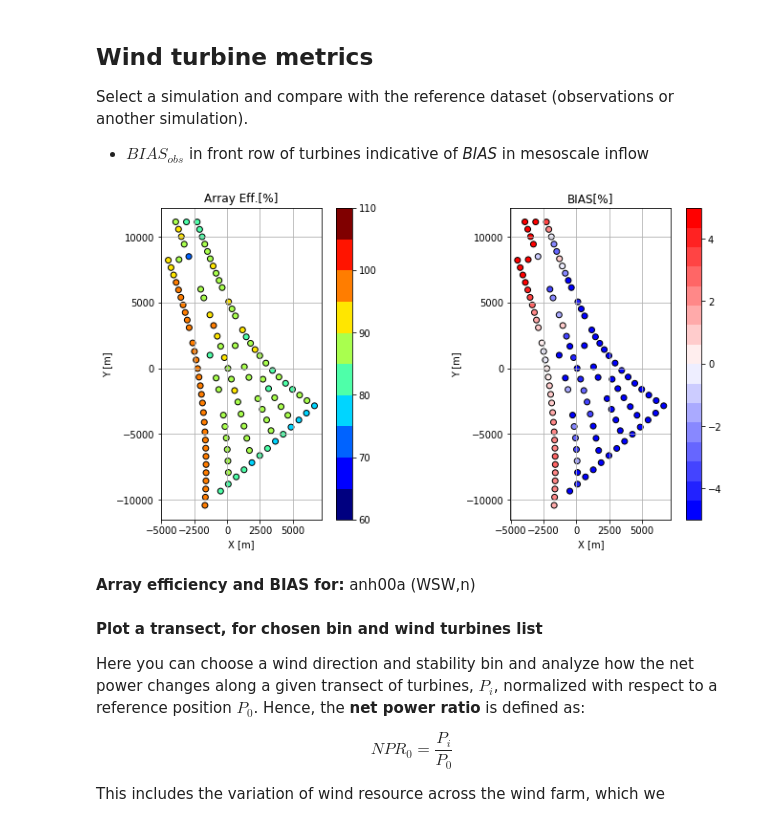
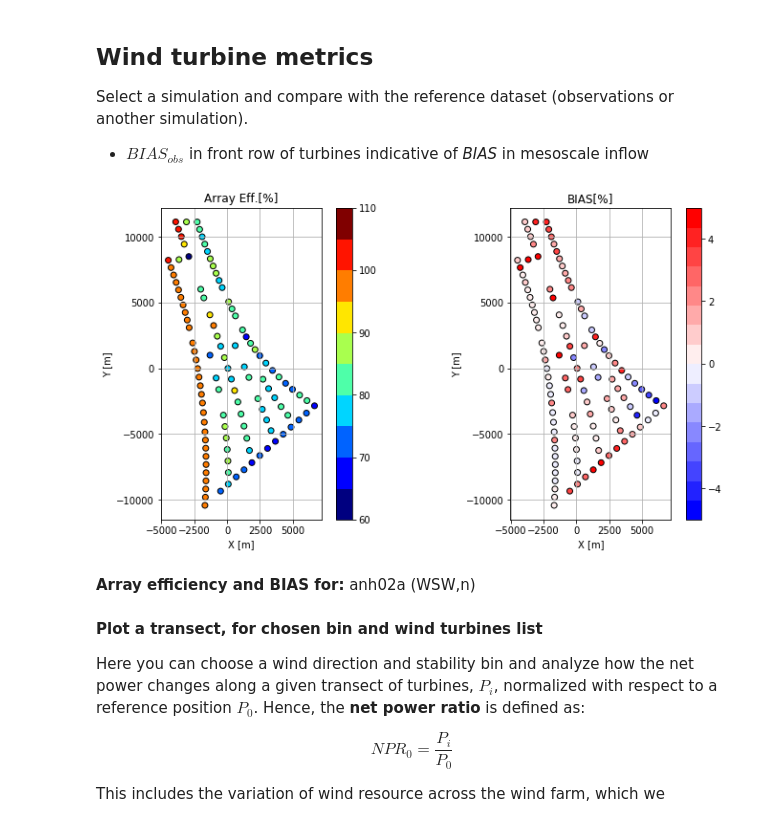
Before and after one commit to CENER-EPR/OWAbench, a Jupyter notebook: Anholt/Anholt_ArrayEfficiency.ipynb, the cells around one changed output. Drawn from its saved outputs; the diff is of its cells as text; code cells hidden in the pictures.

```diff
--- a/Anholt/Anholt_ArrayEfficiency.ipynb
+++ b/Anholt/Anholt_ArrayEfficiency.ipynb
@@ -461,19 +458,19 @@ plot_wf_layout(turbines['X coordinate']-x_ref, turbines['Y coordinate']-y_ref,la
 Select a simulation and compare with the reference dataset (observations or another simulation).
 * $BIAS_{obs}$ in front row of turbines indicative of *BIAS* in mesoscale inflow
 # %%
-sim = 'anh00a' # select simulation to plot
+sim = 'anh02a' # select simulation to plot
 WDbin = 'WSW' # select wind direction sector
 zLbin = 'n'   # select stability
 
 data = [sim_eta_wt.loc[sim,:,WDbin,zLbin].to_pandas(),
         bias_wt.loc[sim,:,WDbin,zLbin].to_pandas()]
 plot_wf_layout(turbines['X coordinate']-x_ref, turbines['Y coordinate']-y_ref,data = data,vmin = [60,-5],vmax = [110,5])
 
 figcaption = ("**Array efficiency and BIAS for:**  " + sim + ' (' + WDbin + ',' + zLbin + ')')
 display(Markdown(figcaption))
 # %% [output]
-[figure, old version]
+[figure, new version]
-**Array efficiency and BIAS for:**  anh00a (WSW,n)
+**Array efficiency and BIAS for:**  anh02a (WSW,n)
 # %% [markdown]
 **Plot a transect, for chosen bin and wind turbines list**
 
```
Also changed, not shown: parts of 8 cells of this notebook, 6 other files.
